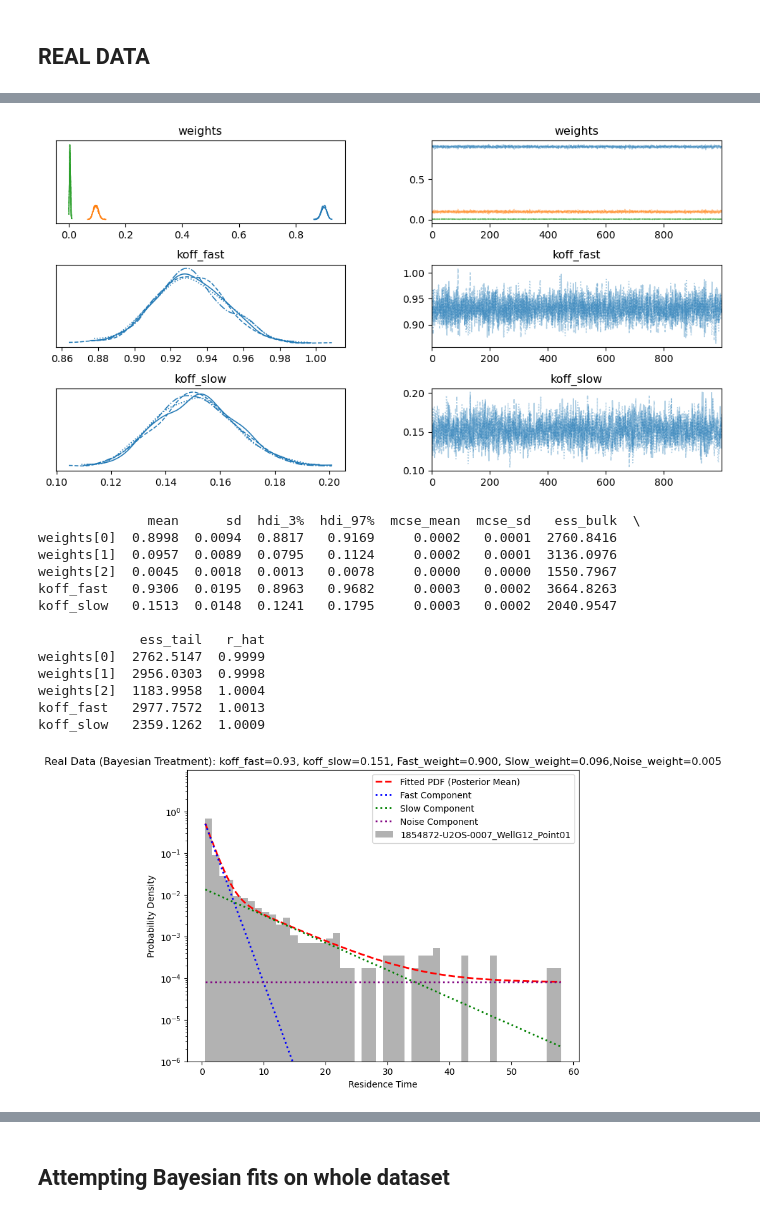
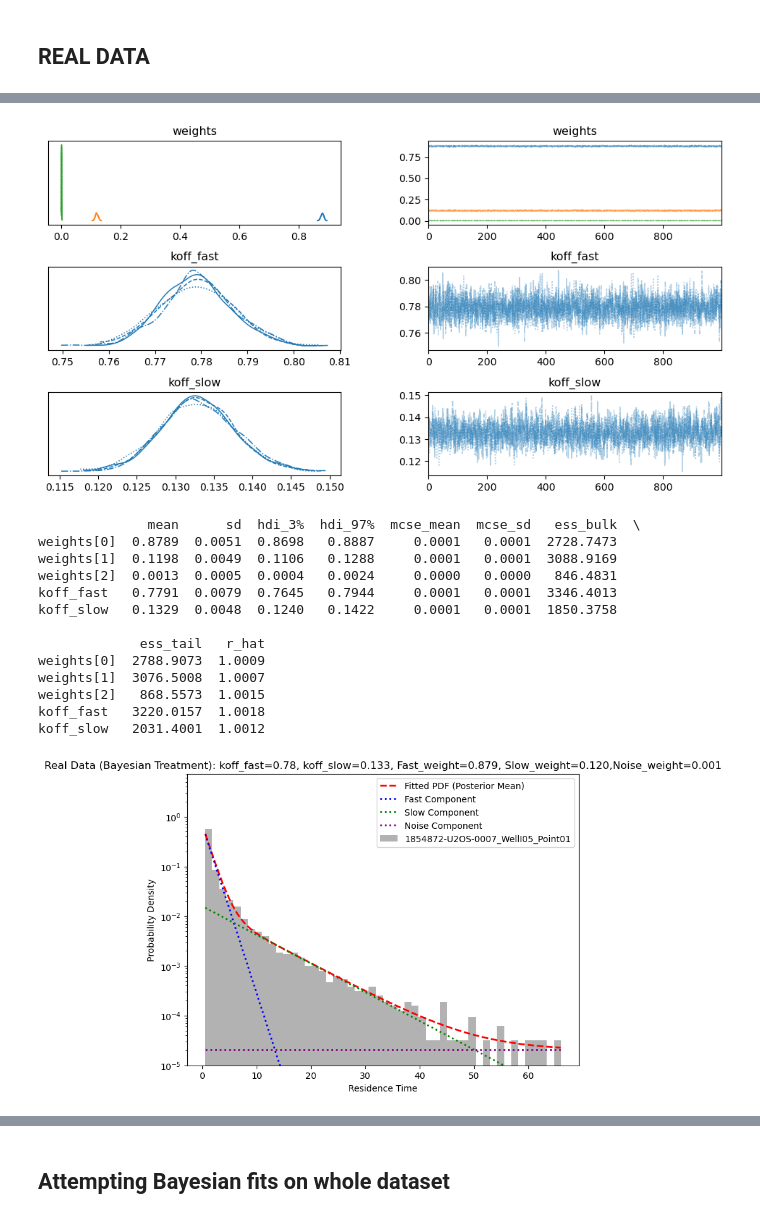
Before and after one commit to Wuttke-Lab/ERalpha_Steiner2025, a Jupyter notebook: model_fit_residence_time.ipynb, the cells around one changed output, grey strips where cells are left out. Cells and saved outputs as stored; diff of their text form; code cells hidden in the pictures.

Commit message:
added and updated kinetics scripts, differential pro-seq scripts

```diff
--- a/model_fit_residence_time.ipynb
+++ b/model_fit_residence_time.ipynb
@@ -231,7 +205,5 @@ for param, true_value in true_values.items():
                 ax.axvline(value, color="red", linestyle="--", label="True Value")
 
 plt.subplots_adjust(hspace=0.5, wspace=0.3)
-plt.rcParams["svg.fonttype"] = "none"
-plt.savefig("/Users/samuelhunter/wuttke_era/kinetics/bayesian_sim_params.svg", format="svg")
 plt.show()
 # %% [output]
@@ -371,7 +342,7 @@ plt.grid(False)
 
 # Function to plot fitted survival curve
 def plot_fitted_survival(t, koff_fast, koff_slow, A, B, C, linestyle="dotted", color="red"):
-    y_vals = A * np.exp(-koff_fast * t) + B * np.exp(-koff_slow * t) + C * (t.max() - t) / (t.max() - t.min())
+    y_vals = A * np.exp(-koff_fast * t) + B * np.exp(-koff_slow * t) + C * (residence_times.max() - t) / (residence_times.max() - residence_times.min())
     plt.plot(t, y_vals, linestyle=linestyle, color=color)
 
 # Plot Bayesian model fit
@@ -389,7 +360,5 @@ plot_fitted_survival(
     linestyle="dashed", color="purple"
 )
 plt.legend()
-plt.rcParams["svg.fonttype"] = "none"
-plt.savefig("/Users/samuelhunter/wuttke_era/kinetics/simulated_survival_curve.svg", format="svg")
 plt.show()
 # %% [output]
@@ -398,7 +367,7 @@ plt.show()
 ## REAL DATA
 # %%
 # Read data in chunks for my potato computer
-file_path = '/Users/samuelhunter/wuttke_era/kinetics/jupyter_notebooks/df_tracks.csv'
+file_path = '/path/to/df_tracks.csv'
 chunksize = 10000
 chunk_list = []
 for chunk in pd.read_csv(file_path, chunksize=chunksize):
@@ -431,7 +380,7 @@ df[df['Molecule Name'] == 'DMSO'].sample(n=20)
 fov_id_str = '1854872-U2OS-0002_WellE02_Point00'
 filtered_data_H2B = df[df['fov_id_str'] == fov_id_str]
 
-fov_id_str = '1854872-U2OS-0007_WellG12_Point01'
+fov_id_str = '1854872-U2OS-0007_WellI05_Point01'
 filtered_data = df[df['fov_id_str'] == fov_id_str]
 # %%
 # Define bins
@@ -508,20 +454,20 @@ summary = az.summary(
 )
 print(summary)
 # %% [output]
-[figure, old version]
+[figure, new version]
               mean      sd  hdi_3%  hdi_97%  mcse_mean  mcse_sd   ess_bulk  \
-weights[0]  0.8998  0.0094  0.8817   0.9169     0.0002   0.0001  2760.8416
-weights[1]  0.0957  0.0089  0.0795   0.1124     0.0002   0.0001  3136.0976
-weights[2]  0.0045  0.0018  0.0013   0.0078     0.0000   0.0000  1550.7967
-koff_fast   0.9306  0.0195  0.8963   0.9682     0.0003   0.0002  3664.8263
-koff_slow   0.1513  0.0148  0.1241   0.1795     0.0003   0.0002  2040.9547
+weights[0]  0.8789  0.0051  0.8698   0.8887     0.0001   0.0001  2728.7473
+weights[1]  0.1198  0.0049  0.1106   0.1288     0.0001   0.0001  3088.9169
+weights[2]  0.0013  0.0005  0.0004   0.0024     0.0000   0.0000   846.4831
+koff_fast   0.7791  0.0079  0.7645   0.7944     0.0001   0.0001  3346.4013
+koff_slow   0.1329  0.0048  0.1240   0.1422     0.0001   0.0001  1850.3758
 
              ess_tail   r_hat
-weights[0]  2762.5147  0.9999
-weights[1]  2956.0303  0.9998
-weights[2]  1183.9958  1.0004
-koff_fast   2977.7572  1.0013
-koff_slow   2359.1262  1.0009
+weights[0]  2788.9073  1.0009
+weights[1]  3076.5008  1.0007
+weights[2]   868.5573  1.0015
+koff_fast   3220.0157  1.0018
+koff_slow   2031.4001  1.0012
 # %%
 # Extract posterior means from the PyMC trace
 weights_post = trace.posterior["weights"].mean(dim=("chain", "draw")).values
@@ -555,37 +501,35 @@ hist_counts, _ = np.histogram(residence_times, bins=bin_edges)
 hist_pdf, bin_edges = np.histogram(residence_times, bins=bin_edges, density=True)
 
 # Plot results
 plt.figure(figsize=(8, 6))
 
 # Plot histogram as a PDF
-#plt.bar(bin_centers, hist_pdf, width=np.diff(bin_edges)[0], alpha=0.5, label="Observed Data (PDF)", color="gray", edgecolor="black")
-# Plot fitted PDF
 plt.plot(bin_centers, fitted_pdf, label="Fitted PDF (Posterior Mean)", color="red", linestyle="dashed", linewidth=2)
 # Plot individual components
 plt.plot(bin_centers, fast_pdf, label="Fast Component", color="blue", linewidth=2, linestyle="dotted")
 plt.plot(bin_centers, slow_pdf, label="Slow Component", color="green", linewidth=2, linestyle="dotted")
 plt.plot(bin_centers, noise_pdf, label="Noise Component", color="purple", linewidth=2, linestyle="dotted")
 
 
 # Plot histogram of simulated data
 plt.hist(filtered_data['track_length'], bins=50, density=True, alpha=0.6, color="gray", label=fov_id_str)
 
 
 # Add labels and legend
 plt.xlabel("Residence Time")
 plt.ylabel("Probability Density")
 plt.yscale("log")
-plt.ylim(1e-6)
+plt.ylim(1e-5)
 plt.legend()
 plt.title("Comparison of True PDF, Fitted PDF, and Observed Data")
 
 plt.title(f"Real Data (Bayesian Treatment): koff_fast={koff_fast_post:.2f}, koff_slow={koff_slow_post:.3f}, Fast_weight={weights_post[0]:.3f}, Slow_weight={weights_post[1]:.3f},Noise_weight={weights_post[2]:.3f}")
 plt.legend()
 plt.show()
 
 # Much better fit when compared with the NLLS approach
 # %% [output]
-[figure, old version]
+[figure, new version]
 # %%
 # Compute histogram
 hist, bin_edges = np.histogram(residence_times, bins=bin_edges, density=True)
```
Also changed, not shown: parts of 21 cells of this notebook, 6 other files.
